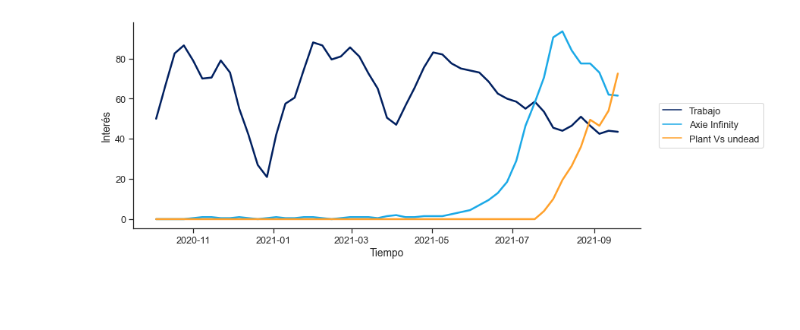
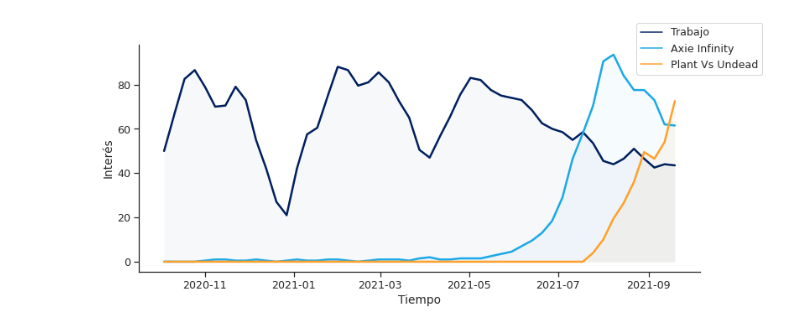
Before and after one commit to SaulOviedo/axie_infinity_vizualization, a Jupyter notebook: main.ipynb, the cells around one changed output. Saved outputs shown, nothing was run; the diff lists cells and outputs as text; code cells hidden in the pictures; blank space fills up the shorter version.

```diff
--- a/main.ipynb
+++ b/main.ipynb
@@ -6,21 +7,25 @@ import seaborn as sns
 # %%
-colors = ["#012060", "#1ba9e7", "#ffa12b", "#febbfe"]
+colors = ["#012060", "#1ba9e7", "#ffa12b", "#febbfe", "#4cffdf", "#965ff6", "#cbebfa" ,"#012060", "#1ba9e7"]
+custom_pallet = sns.color_palette(colors)
 # Set your custom color palette
 sns.set_context("notebook", font_scale=1.15)
 sns.set_style("ticks")
-sns.set_palette(sns.color_palette(colors))
+sns.set_palette(custom_pallet)
 #sns.despine(offset=10, trim=True);
 # %%
-google_trends = pd.read_csv('.\datasets\google_trends.csv', index_col='week', parse_dates=['week'])
-google_trends.columns = ['Trabajo', 'Axie Infinity', 'Plant Vs undead']
+google_trends = pd.read_csv('./datasets/google_trends.csv', index_col='week', parse_dates=['week'])
+google_trends.columns = ['Trabajo', 'Axie Infinity', 'Plant Vs Undead']
 google_trends = google_trends.rolling(2).mean()
 # %%
 fig = plt.figure(figsize=(12,5))
 sns.lineplot(data=google_trends, linewidth=2.5, dashes=False)
+plt.fill_between(google_trends.index, google_trends['Trabajo'], alpha=0.03)
+plt.fill_between(google_trends.index, google_trends['Axie Infinity'], alpha=0.04)
+plt.fill_between(google_trends.index, google_trends['Plant Vs Undead'], alpha=0.06)
 plt.ylabel('Interés')
 plt.xlabel('Tiempo')
-sns.despine();
-plt.legend(loc='center right', bbox_to_anchor=(1.25, 0.5), ncol=1)
-fig.savefig('.\\images\\trends.png', transparent=True)
+sns.despine()
+plt.legend(loc='center right', bbox_to_anchor=(1.12, 0.98), ncol=1)
+fig.savefig('./images/trends.png', transparent=True)
 # %% [output]
-[figure, old version]
+[figure, new version]
```
Also changed, not shown: parts of 7 cells of this notebook, 2 other files.
